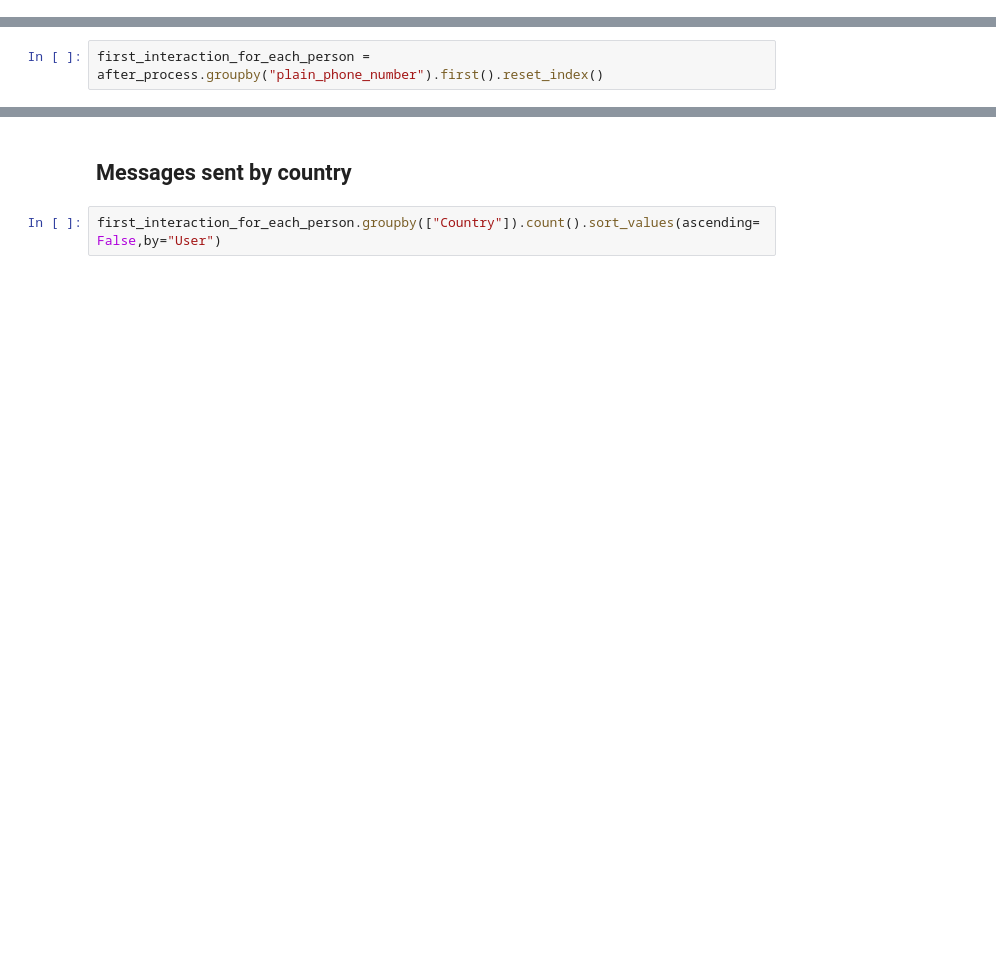
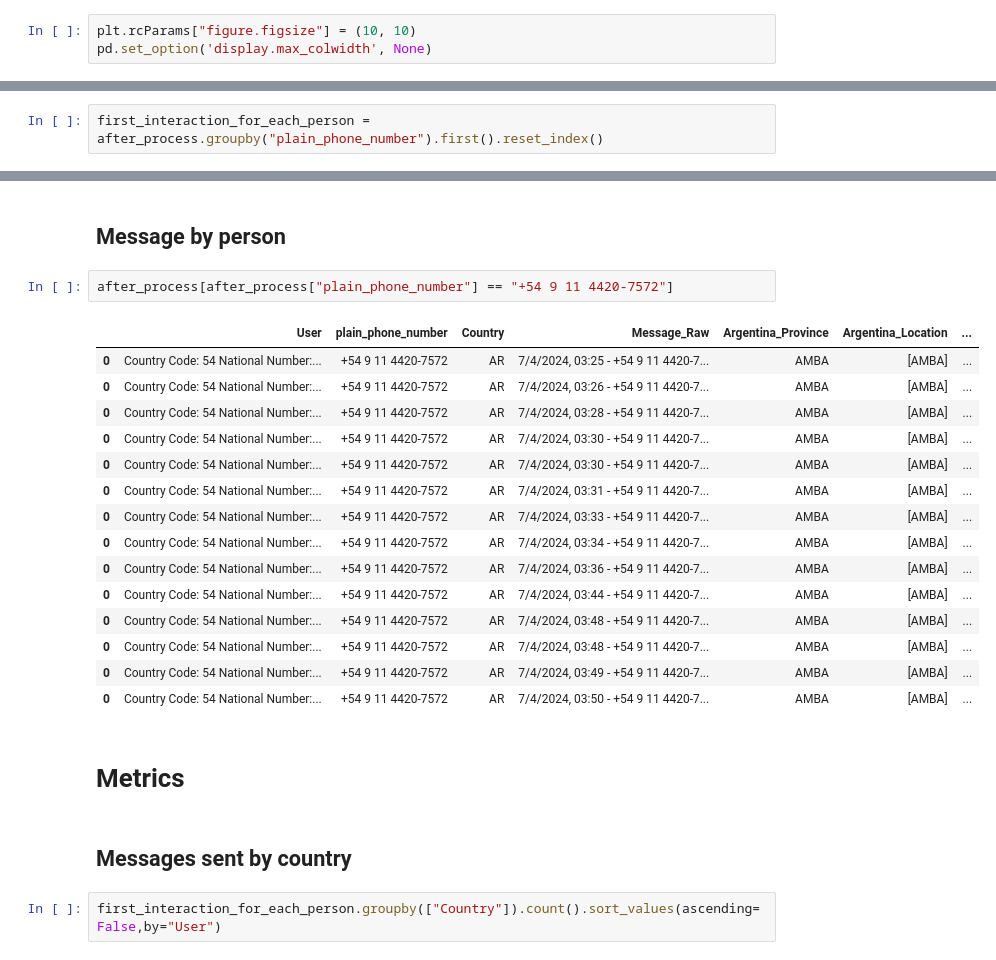
Before and after one commit to JuanJou/WhatsappAnalyzer, a Jupyter notebook: WhatsappAnalyzerPandas.ipynb, the cells around one changed output, grey strips where cells are left out. Saved outputs shown, nothing was run; the diff lists cells and outputs as text; blank space fills up the shorter version.

```diff
--- a/WhatsappAnalyzerPandas.ipynb
+++ b/WhatsappAnalyzerPandas.ipynb
@@ -19,3 +25,6 @@ plt.rcParams["figure.figsize"] = (10, 10)
+# %%
+plt.rcParams["figure.figsize"] = (10, 10)
+pd.set_option('display.max_colwidth', None)
 # %%
 argentina_area_codes = pd.read_csv("./argentina-area-codes.csv")
 # %%
@@ -107,3 +130,25 @@ first_interaction_for_each_person = after_process.groupby("plain_phone_number").
+# %% [markdown]
+## Message by person
+# %%
+after_process[after_process["plain_phone_number"] == "+54 9 11 4420-7572"]
+# %% [output]
+|  | User | plain_phone_number | Country | Message_Raw | Argentina_Province | Argentina_Location | ... |
+| 0 | Country Code: 54 National Number:... | +54 9 11 4420-7572 | AR | 7/4/2024, 03:25 - +54 9 11 4420-7... | AMBA | [AMBA] | ... |
+| 0 | Country Code: 54 National Number:... | +54 9 11 4420-7572 | AR | 7/4/2024, 03:26 - +54 9 11 4420-7... | AMBA | [AMBA] | ... |
+| 0 | Country Code: 54 National Number:... | +54 9 11 4420-7572 | AR | 7/4/2024, 03:28 - +54 9 11 4420-7... | AMBA | [AMBA] | ... |
+| 0 | Country Code: 54 National Number:... | +54 9 11 4420-7572 | AR | 7/4/2024, 03:30 - +54 9 11 4420-7... | AMBA | [AMBA] | ... |
+| 0 | Country Code: 54 National Number:... | +54 9 11 4420-7572 | AR | 7/4/2024, 03:30 - +54 9 11 4420-7... | AMBA | [AMBA] | ... |
+| 0 | Country Code: 54 National Number:... | +54 9 11 4420-7572 | AR | 7/4/2024, 03:31 - +54 9 11 4420-7... | AMBA | [AMBA] | ... |
+| 0 | Country Code: 54 National Number:... | +54 9 11 4420-7572 | AR | 7/4/2024, 03:33 - +54 9 11 4420-7... | AMBA | [AMBA] | ... |
+| 0 | Country Code: 54 National Number:... | +54 9 11 4420-7572 | AR | 7/4/2024, 03:34 - +54 9 11 4420-7... | AMBA | [AMBA] | ... |
+| 0 | Country Code: 54 National Number:... | +54 9 11 4420-7572 | AR | 7/4/2024, 03:36 - +54 9 11 4420-7... | AMBA | [AMBA] | ... |
+| 0 | Country Code: 54 National Number:... | +54 9 11 4420-7572 | AR | 7/4/2024, 03:44 - +54 9 11 4420-7... | AMBA | [AMBA] | ... |
+| 0 | Country Code: 54 National Number:... | +54 9 11 4420-7572 | AR | 7/4/2024, 03:48 - +54 9 11 4420-7... | AMBA | [AMBA] | ... |
+| 0 | Country Code: 54 National Number:... | +54 9 11 4420-7572 | AR | 7/4/2024, 03:48 - +54 9 11 4420-7... | AMBA | [AMBA] | ... |
+| 0 | Country Code: 54 National Number:... | +54 9 11 4420-7572 | AR | 7/4/2024, 03:49 - +54 9 11 4420-7... | AMBA | [AMBA] | ... |
+| 0 | Country Code: 54 National Number:... | +54 9 11 4420-7572 | AR | 7/4/2024, 03:50 - +54 9 11 4420-7... | AMBA | [AMBA] | ... |
+# %% [markdown]
+# Metrics
 # %% [markdown]
 ## Messages sent by country
 # %%
```
Also changed, not shown: parts of 50 cells of this notebook.
